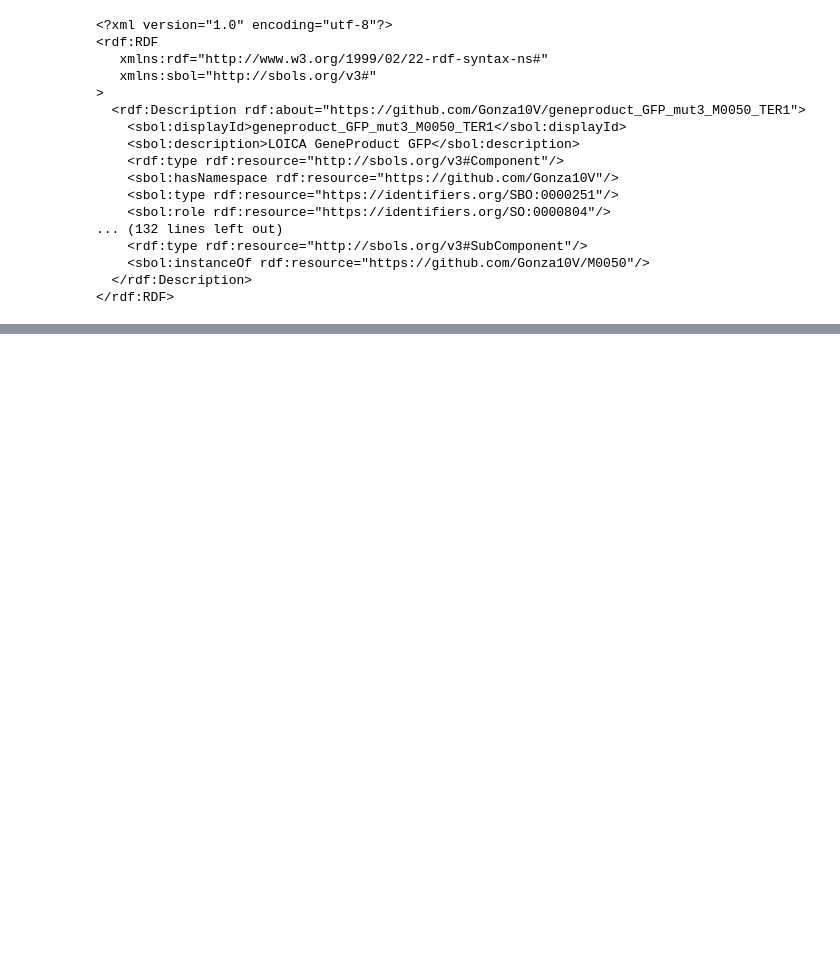
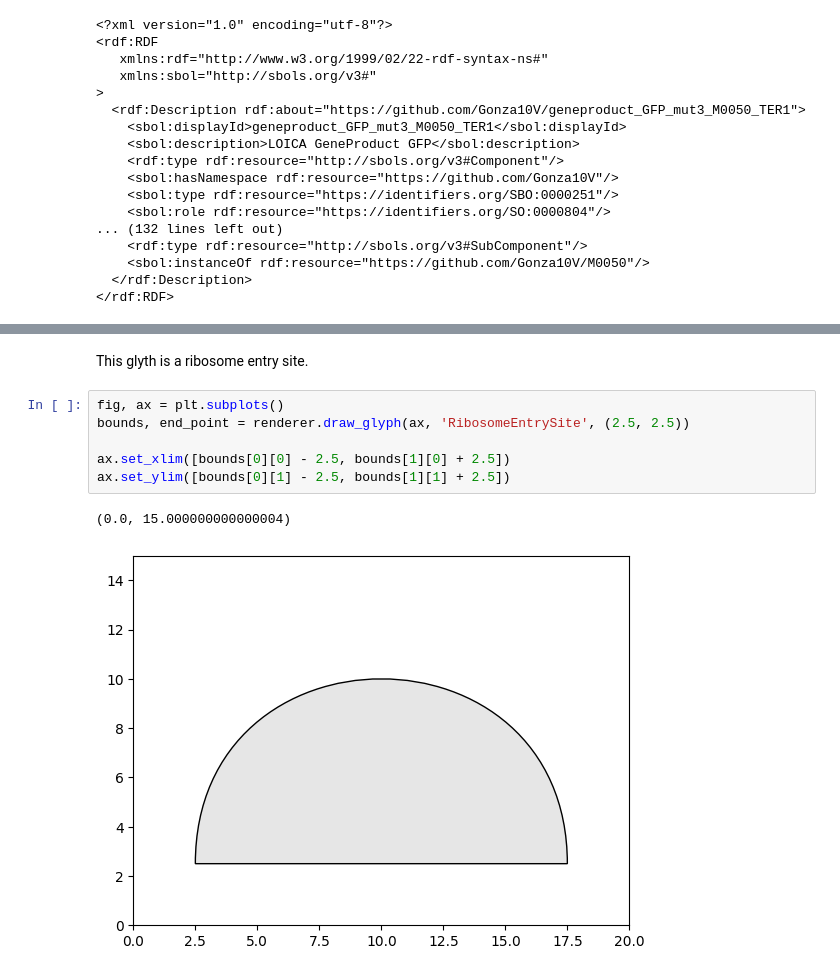
Before and after one commit to combine-org/combine-notebooks, a Jupyter notebook: notebooks/sbol.ipynb, the cells around one changed output, grey strips where cells are left out. Saved outputs shown, nothing was run; the diff lists cells and outputs as text; blank space fills up the shorter version.

```diff
--- a/notebooks/sbol.ipynb
+++ b/notebooks/sbol.ipynb
@@ -186,0 +185,11 @@ WARNING:matplotlib.font_manager:findfont: Font family 'Tahoma' not found.
+# %% [markdown]
+This glyth is a ribosome entry site.
+# %%
+fig, ax = plt.subplots()
+bounds, end_point = renderer.draw_glyph(ax, 'RibosomeEntrySite', (2.5, 2.5))
+
+ax.set_xlim([bounds[0][0] - 2.5, bounds[1][0] + 2.5])
+ax.set_ylim([bounds[0][1] - 2.5, bounds[1][1] + 2.5])
+# %% [output]
+(0.0, 15.000000000000004)
+[figure, added]
```
Also changed, not shown: parts of 13 cells of this notebook, 1 other file.
